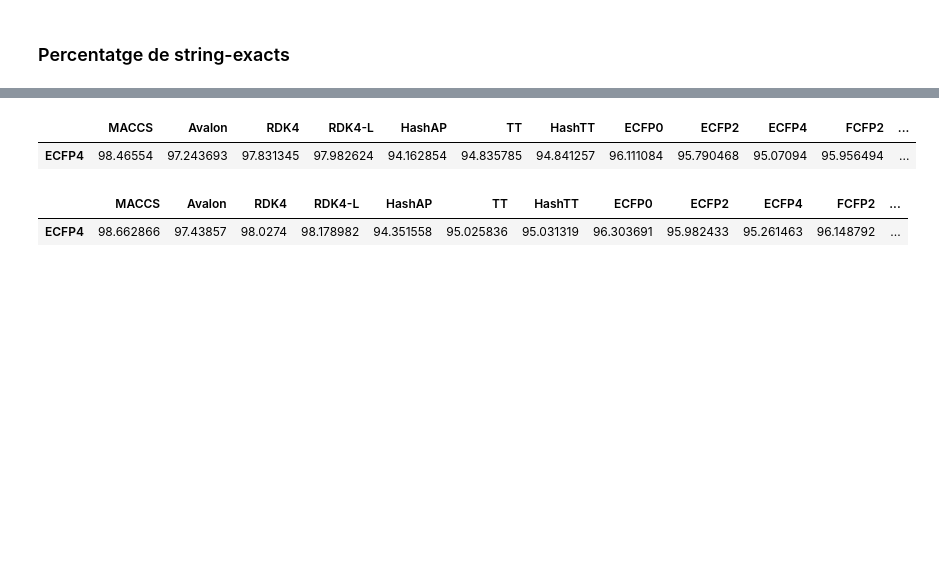
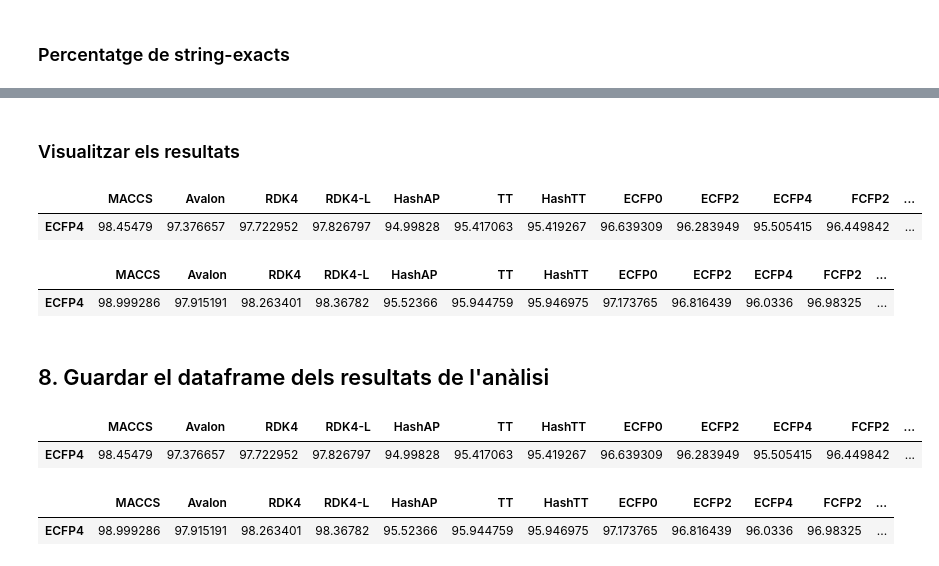
Before and after one commit to DavidDiestreR/MolForge_Testing, a Jupyter notebook: notebooks/analysis/output_analysis.ipynb, the cells around one changed output, grey strips where cells are left out. Cells and saved outputs as stored; diff of their text form; code cells hidden in the pictures; blank space fills up the shorter version.

```diff
--- a/notebooks/analysis/output_analysis.ipynb
+++ b/notebooks/analysis/output_analysis.ipynb
@@ -185,0 +201,38 @@ Tanimoto_Inv_NaN_df["String-exacts (%)"] = (df["ECFP4_Inv_0"] >= 99.9999).mean()
+# %%
+# Crear les columnes de SMILES canònics
+df[SMILES_in_col_name + "_canonical"] = df[SMILES_in_col_name].apply(smiles_to_canonical)
+df[SMILES_out_col_name + "_canonical"] = df[SMILES_out_col_name].apply(smiles_to_canonical)
+
+
+def _canonical_match(sm_in, sm_out, invalid_to_nan: bool):
+    """
+    Retorna:
+      - NaN o 0 si algun dels dos és NaN/InvalidSMILE (segons invalid_to_nan)
+      - 1 si els SMILES canònics són iguals
+      - 0 si són diferents
+    """
+    invalid = (
+        pd.isna(sm_in) or pd.isna(sm_out) or
+        sm_in == "InvalidSMILE" or sm_out == "InvalidSMILE"
+    )
+
+    if invalid:
+        return np.nan if invalid_to_nan else 0
+
+    # Tots dos vàlids: comparem
+    return 1 if sm_in == sm_out else 0
+
+
+# Crear les dues noves columnes de match al mateix df
+
+# Cas 1: invàlids compten com 0
+df["Canonical_SMILES_match_Inv_0"] = [
+    _canonical_match(sm_in, sm_out, invalid_to_nan=False)
+    for sm_in, sm_out in zip(df[SMILES_in_col_name + "_canonical"], df[SMILES_out_col_name + "_canonical"])
+]
+
+# Cas 2: invàlids compten com NaN
+df["Canonical_SMILES_match_Inv_NaN"] = [
+    _canonical_match(sm_in, sm_out, invalid_to_nan=True)
+    for sm_in, sm_out in zip(df[SMILES_in_col_name + "_canonical"], df[SMILES_out_col_name + "_canonical"])
+]
@@ -188,12 +255,31 @@ Tanimoto_Inv_NaN_df["String-exacts (%)"] = (df["ECFP4_Inv_0"] >= 99.9999).mean()
+# %%
+Tanimoto_Canonical_Inv_0_df["Avg_Canonical_SMILES_match_Inv_0"] = df["Canonical_SMILES_match_Inv_0"].mean() * 100
+Tanimoto_Canonical_Inv_NaN_df["Avg_Canonical_SMILES_match_Inv_NaN"] = df["Canonical_SMILES_match_Inv_NaN"].mean() * 100
+# %% [markdown]
+### Visualitzar els resultats
+# %%
+# Estudi amb invàlids 0
+Tanimoto_Canonical_Inv_0_df
+# %% [output]
+|  | MACCS | Avalon | RDK4 | RDK4-L | HashAP | TT | HashTT | ECFP0 | ECFP2 | ECFP4 | FCFP2 | ... |
+| ECFP4 | 98.45479 | 97.376657 | 97.722952 | 97.826797 | 94.99828 | 95.417063 | 95.419267 | 96.639309 | 96.283949 | 95.505415 | 96.449842 | ... |
+# %%
+# Estudi amb invàlids NaN
+Tanimoto_Canonical_Inv_NaN_df
+# %% [output]
+|  | MACCS | Avalon | RDK4 | RDK4-L | HashAP | TT | HashTT | ECFP0 | ECFP2 | ECFP4 | FCFP2 | ... |
+| ECFP4 | 98.999286 | 97.915191 | 98.263401 | 98.36782 | 95.52366 | 95.944759 | 95.946975 | 97.173765 | 96.816439 | 96.0336 | 96.98325 | ... |
+# %% [markdown]
+## 8. Guardar el dataframe dels resultats de l'anàlisi
 # %%
-Tanimoto_Inv_0_df.to_csv(output_path+"Tanimoto_Inv_0.csv")
-Tanimoto_Inv_0_df
+Tanimoto_Canonical_Inv_0_df.to_csv(output_path+"Tanimoto_Canonical_Inv_0.csv")
+Tanimoto_Canonical_Inv_0_df
 # %% [output]
 |  | MACCS | Avalon | RDK4 | RDK4-L | HashAP | TT | HashTT | ECFP0 | ECFP2 | ECFP4 | FCFP2 | ... |
-| ECFP4 | 98.46554 | 97.243693 | 97.831345 | 97.982624 | 94.162854 | 94.835785 | 94.841257 | 96.111084 | 95.790468 | 95.07094 | 95.956494 | ... |
+| ECFP4 | 98.45479 | 97.376657 | 97.722952 | 97.826797 | 94.99828 | 95.417063 | 95.419267 | 96.639309 | 96.283949 | 95.505415 | 96.449842 | ... |
 # %%
-Tanimoto_Inv_NaN_df.to_csv(output_path+"Tanimoto_Inv_NaN.csv")
-Tanimoto_Inv_NaN_df
+Tanimoto_Canonical_Inv_NaN_df.to_csv(output_path+"Tanimoto_Canonical_Inv_NaN.csv")
+Tanimoto_Canonical_Inv_NaN_df
 # %% [output]
 |  | MACCS | Avalon | RDK4 | RDK4-L | HashAP | TT | HashTT | ECFP0 | ECFP2 | ECFP4 | FCFP2 | ... |
-| ECFP4 | 98.662866 | 97.43857 | 98.0274 | 98.178982 | 94.351558 | 95.025836 | 95.031319 | 96.303691 | 95.982433 | 95.261463 | 96.148792 | ... |
+| ECFP4 | 98.999286 | 97.915191 | 98.263401 | 98.36782 | 95.52366 | 95.944759 | 95.946975 | 97.173765 | 96.816439 | 96.0336 | 96.98325 | ... |
```
Also changed, not shown: parts of 20 cells of this notebook, 19 other files.
